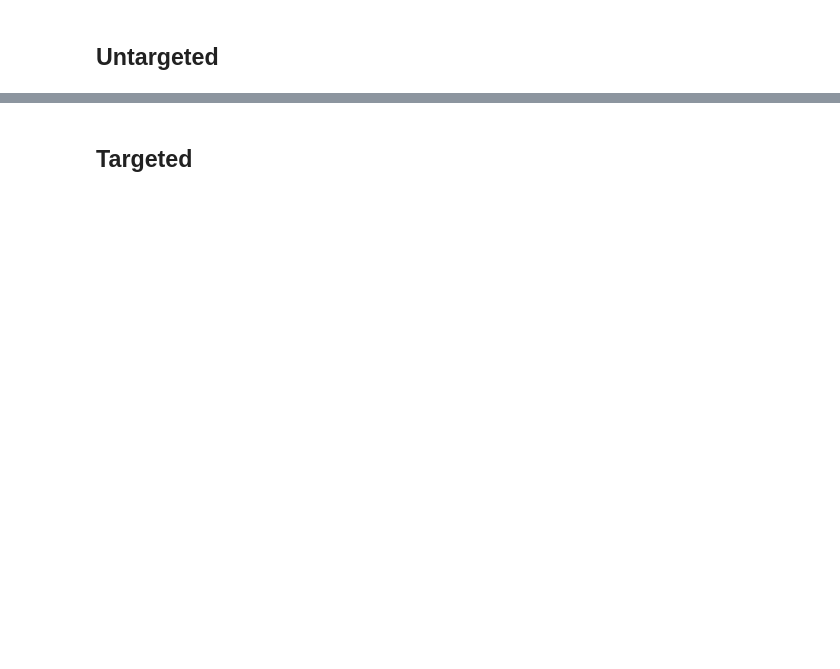
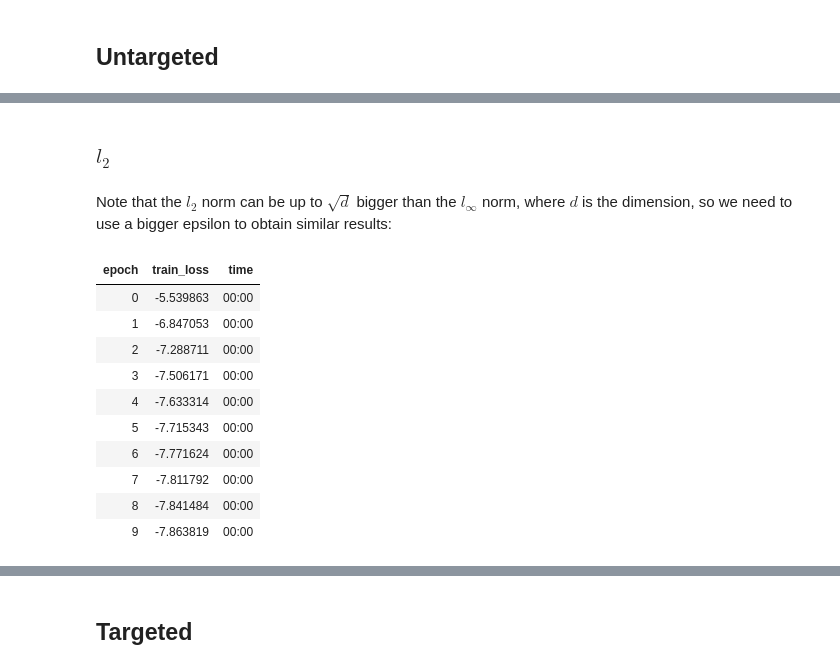
Before and after one commit to Irad-Zehavi/adv-ml, a Jupyter notebook: nbs/evasion.ipynb, the cells around one changed output, grey strips where cells are left out. Saved outputs shown, nothing was run; the diff lists cells and outputs as text; code cells hidden in the pictures; blank space fills up the shorter version.

```diff
--- a/nbs/evasion.ipynb
+++ b/nbs/evasion.ipynb
@@ -75,6 +71,46 @@ class LinfPerturber(Perturber):
                     self.clamp_pixel_values(inner_self.x)
 
         return ProjectionCallback()
+# %%
+#| export
+import torch.nn.functional as F
+from torch.linalg import vector_norm
+
+
+@delegates(F.normalize)
+def _batch_normalize(t, **kwargs):
+    return F.normalize(t.view(t.shape[0], -1), **kwargs).view(*t.shape)
+
+
+@delegates(_batch_normalize)
+def _random_unit_vector(shape, **kwargs):
+    return _batch_normalize(torch.randn(shape), **kwargs)
+
+
+def _batch_norm(t, **kwargs):
+    return vector_norm(t.view(t.size(0), -1), **kwargs)
+
+
+class L2Perturber(Perturber):
+    "Perturbs inputs under a bounded $l_2$ norm"
+    @classmethod
+    def rand_init(cls, epsilon, shape):
+        rand_dir = _random_unit_vector(shape)
+        rand_len = torch.rand(1) * epsilon
+        return rand_dir * rand_len
+
+    def callback(self):
+        class ProjectionCallback(Callback):
+            def before_step(inner_self):
+                with torch.no_grad():
+                    self.p.grad.data = _batch_normalize(self.p.grad)
+
+            def after_batch(inner_self):
+                with torch.no_grad():
+                    self.p.mul_(torch.min(self.epsilon/_batch_norm(self.p), torch.ones_like(self.p)))
+                    self.clamp_pixel_values(inner_self.x)
+
+        return ProjectionCallback()
 # %%
 #| export
 class AdversarialExamplesAttack(object):
@@ -182,0 +227,19 @@ test(acc, .1, le)
+# %% [markdown]
+### $l_2$
+# %% [markdown]
+Note that the $l_2$ norm can be up to $\sqrt{d}$ bigger than the $l_\infty$ norm, where $d$ is the dimension, so we need to use a bigger epsilon to obtain similar results:
+# %%
+attack = AdversarialExamplesAttack(classifier, perturber_type=L2Perturber, epsilon=30, n_epochs=10)
+perturbed_dsets = attack.perturb(sub_dsets)
+# %% [output]
+| epoch | train_loss | time |
+| 0 | -5.539863 | 00:00 |
+| 1 | -6.847053 | 00:00 |
+| 2 | -7.288711 | 00:00 |
+| 3 | -7.506171 | 00:00 |
+| 4 | -7.633314 | 00:00 |
+| 5 | -7.715343 | 00:00 |
+| 6 | -7.771624 | 00:00 |
+| 7 | -7.811792 | 00:00 |
+| 8 | -7.841484 | 00:00 |
+| 9 | -7.863819 | 00:00 |
```
Also changed, not shown: parts of 23 cells of this notebook, 2 other files.
